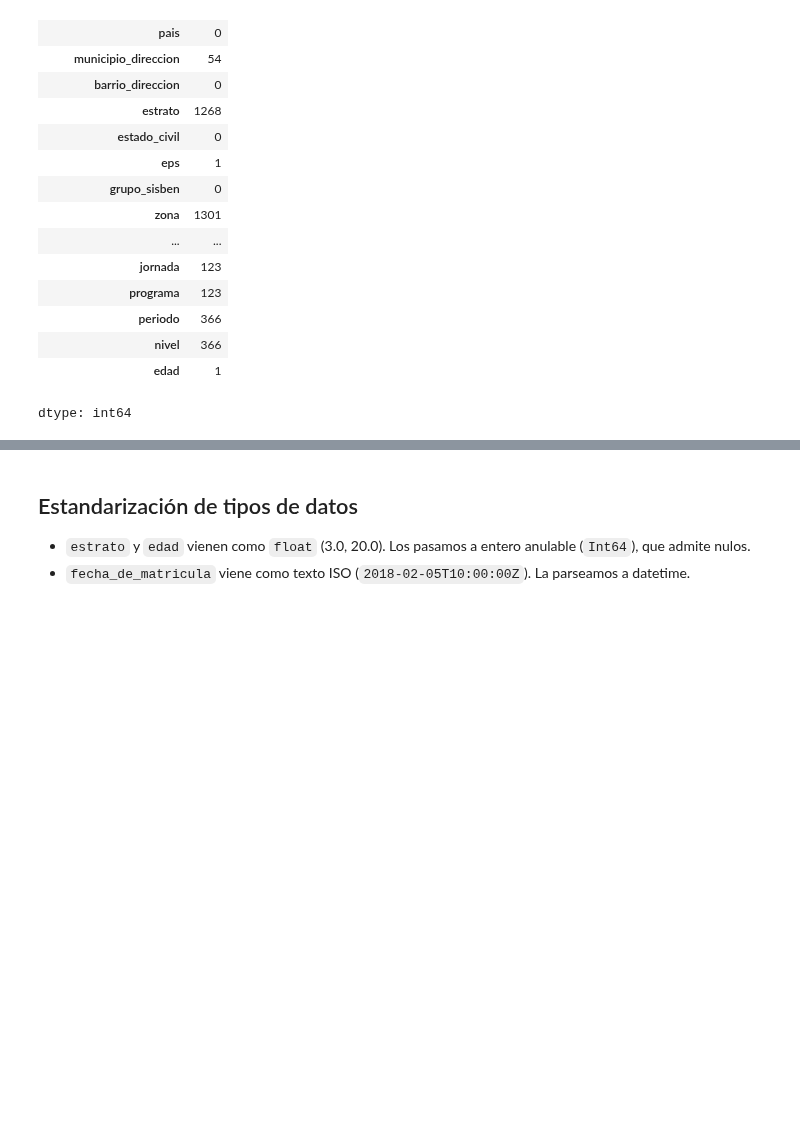
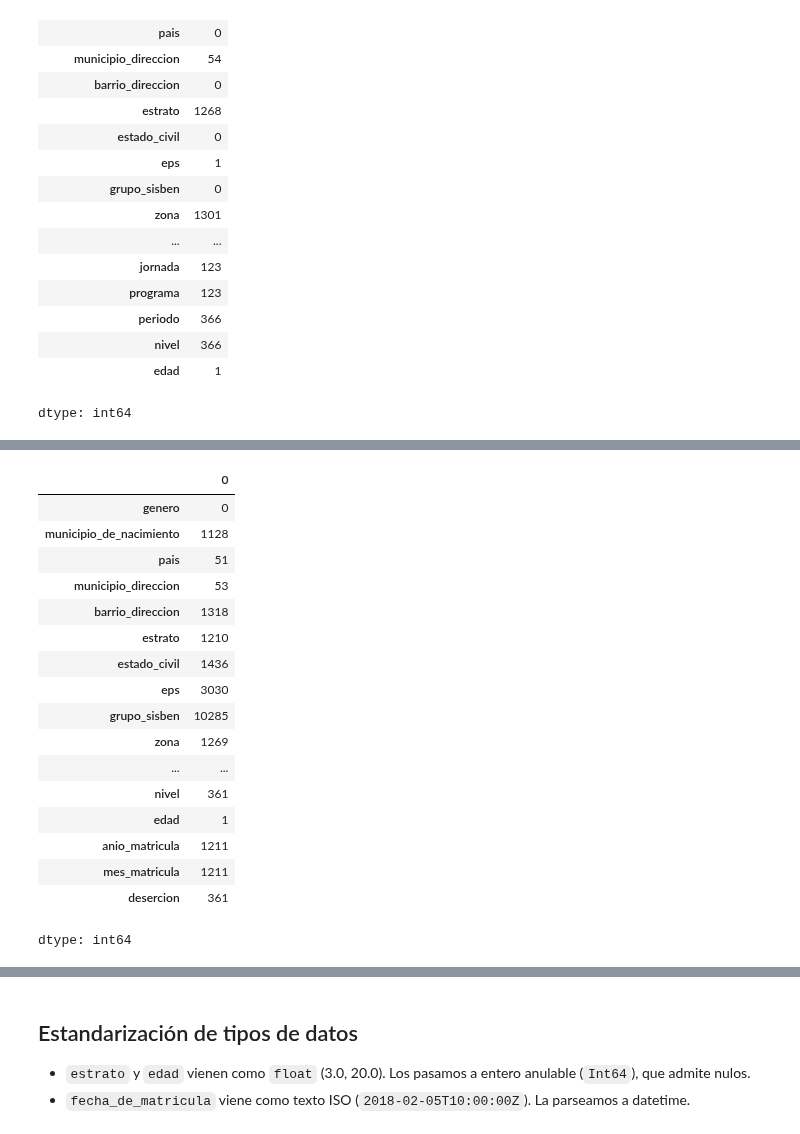
Before and after one commit to LuisBetancourt11/Proyecto_Ciencia_Datos, a Jupyter notebook: notebook/02_Limpieza.ipynb, the cells around one changed output, grey strips where cells are left out. Drawn from its saved outputs; the diff is of its cells as text; code cells hidden in the pictures; blank space fills up the shorter version.

```diff
--- a/notebook/02_Limpieza.ipynb
+++ b/notebook/02_Limpieza.ipynb
@@ -135,3 +136,24 @@ dtype: int64
+# %%
+df.isnull().sum()
+# %% [output]
+|  | 0 |
+| genero | 0 |
+| municipio_de_nacimiento | 1128 |
+| pais | 51 |
+| municipio_direccion | 53 |
+| barrio_direccion | 1318 |
+| estrato | 1210 |
+| estado_civil | 1436 |
+| eps | 3030 |
+| grupo_sisben | 10285 |
+| zona | 1269 |
+| ... | ... |
+| nivel | 361 |
+| edad | 1 |
+| anio_matricula | 1211 |
+| mes_matricula | 1211 |
+| desercion | 361 |
+dtype: int64
 # %%
 # Cadenas que representan ausencia de dato
 sentinelas = ['sin respuesta', 'sin informacion', 'sin información',
```
Also changed, not shown: parts of 12 cells of this notebook.
